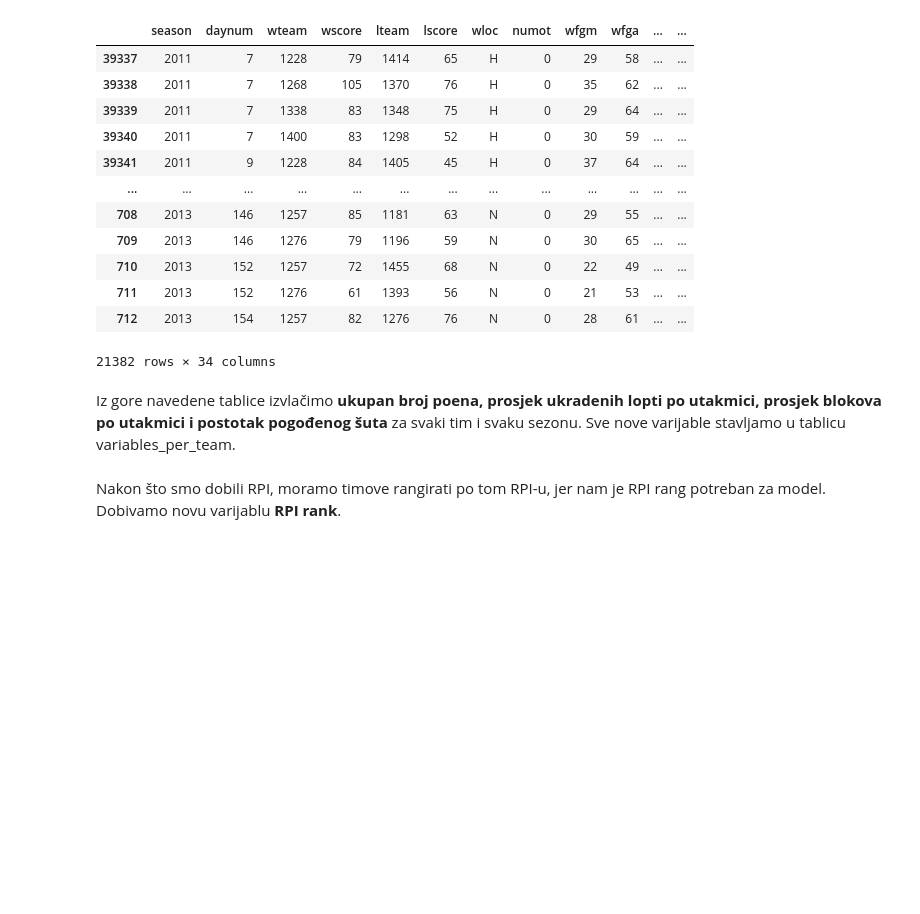
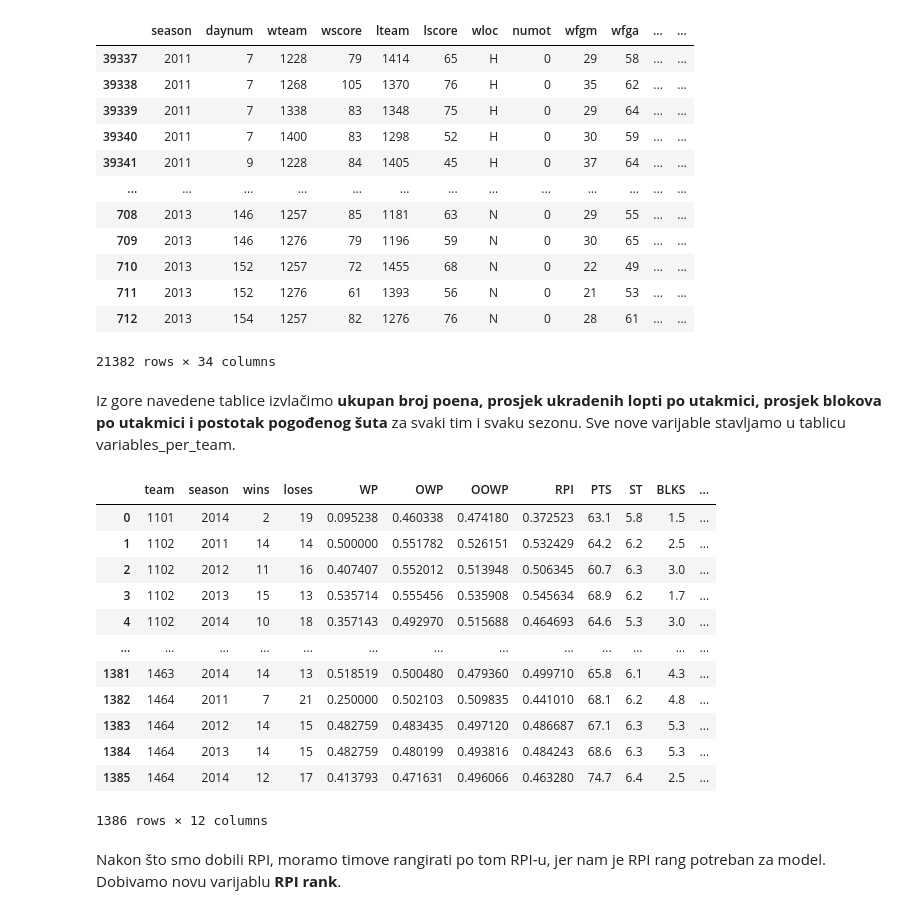
Before and after one commit to mateivic/Project-UUZOP, a Jupyter notebook: Projekt2.ipynb, the cells around one changed output. Drawn from its saved outputs; the diff is of its cells as text; code cells hidden in the pictures; blank space fills up the shorter version.

```diff
--- a/Projekt2.ipynb
+++ b/Projekt2.ipynb
@@ -326,34 +326,48 @@ st_arr = []
 blks_arr = []
 fg_arr = []
 for i, row in variables_per_team.iterrows():
     res_in_season = all_detailed_results[(all_detailed_results.season == row['season'])
                                  & ((all_detailed_results.wteam == row['team']) | (all_detailed_results.lteam == row['team']))]
     wins = res_in_season[res_in_season.wteam == row['team']]
     loses = res_in_season[res_in_season.lteam == row['team']]
 
-    PTS = wins['wscore'].sum() + loses['lscore'].sum()
+    PTS = round((wins['wscore'].sum() + loses['lscore'].sum()) / (wins['wscore'].count() + loses['lscore'].count()), 1)
     ST = round((wins['wstl'].sum() + loses['lstl'].sum()) / (wins['wstl'].count() + loses['lstl'].count()), 1)
     BLKS = round((wins['wblk'].sum() + loses['lblk'].sum()) / (wins['wblk'].count() + loses['lblk'].count()), 1)
     FG = round((wins['wfgm'].sum() + loses['lfgm'].sum()) / (wins['wfga'].sum() + loses['lfga'].sum()) * 100, 1)
 
     team_arr.append(int(row['team']))
     season_arr.append(int(row['season']))
     pts_arr.append(PTS)
     st_arr.append(ST)
     blks_arr.append(BLKS)
     fg_arr.append(FG)
 
 df = pd.DataFrame({
     'team' : team_arr,
     'season' : season_arr,
     'PTS': pts_arr,
     'ST' : st_arr,
     'BLKS' : blks_arr,
     'FG' : fg_arr
 })
 
 variables_per_team = pd.merge(variables_per_team, df, on=['team', 'season'])
 variables_per_team
+# %% [output]
+|  | team | season | wins | loses | WP | OWP | OOWP | RPI | PTS | ST | BLKS | ... |
+| 0 | 1101 | 2014 | 2 | 19 | 0.095238 | 0.460338 | 0.474180 | 0.372523 | 63.1 | 5.8 | 1.5 | ... |
+| 1 | 1102 | 2011 | 14 | 14 | 0.500000 | 0.551782 | 0.526151 | 0.532429 | 64.2 | 6.2 | 2.5 | ... |
+| 2 | 1102 | 2012 | 11 | 16 | 0.407407 | 0.552012 | 0.513948 | 0.506345 | 60.7 | 6.3 | 3.0 | ... |
+| 3 | 1102 | 2013 | 15 | 13 | 0.535714 | 0.555456 | 0.535908 | 0.545634 | 68.9 | 6.2 | 1.7 | ... |
+| 4 | 1102 | 2014 | 10 | 18 | 0.357143 | 0.492970 | 0.515688 | 0.464693 | 64.6 | 5.3 | 3.0 | ... |
+| ... | ... | ... | ... | ... | ... | ... | ... | ... | ... | ... | ... | ... |
+| 1381 | 1463 | 2014 | 14 | 13 | 0.518519 | 0.500480 | 0.479360 | 0.499710 | 65.8 | 6.1 | 4.3 | ... |
+| 1382 | 1464 | 2011 | 7 | 21 | 0.250000 | 0.502103 | 0.509835 | 0.441010 | 68.1 | 6.2 | 4.8 | ... |
+| 1383 | 1464 | 2012 | 14 | 15 | 0.482759 | 0.483435 | 0.497120 | 0.486687 | 67.1 | 6.3 | 5.3 | ... |
+| 1384 | 1464 | 2013 | 14 | 15 | 0.482759 | 0.480199 | 0.493816 | 0.484243 | 68.6 | 6.3 | 5.3 | ... |
+| 1385 | 1464 | 2014 | 12 | 17 | 0.413793 | 0.471631 | 0.496066 | 0.463280 | 74.7 | 6.4 | 2.5 | ... |
+1386 rows × 12 columns
 # %% [markdown]
 Nakon što smo dobili RPI, moramo timove rangirati po tom RPI-u, jer nam je RPI rang potreban za model. Dobivamo novu varijablu **RPI rank**.
 # %%
```
Also changed, not shown: parts of 38 cells of this notebook.
